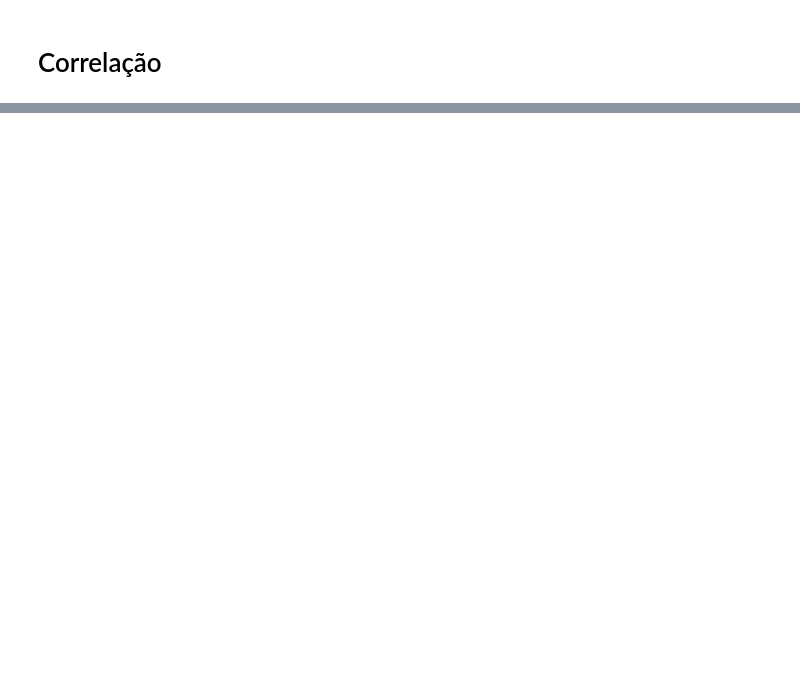
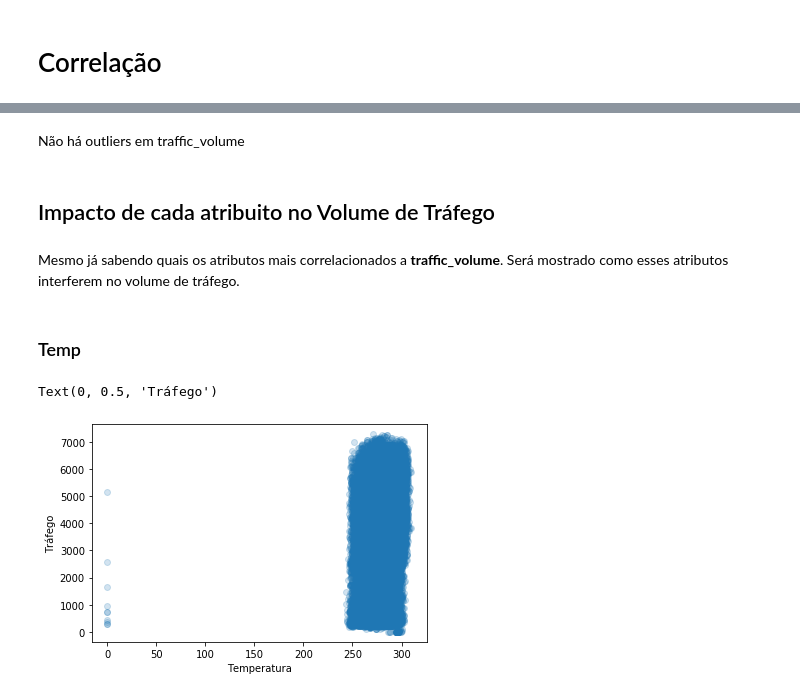
Before and after one commit to LuyzaDomingos/IA, a Jupyter notebook: Regressao/questao2.ipynb, the cells around one changed output, grey strips where cells are left out. Drawn from its saved outputs; the diff is of its cells as text; code cells hidden in the pictures; blank space fills up the shorter version.

```diff
--- a/Regressao/questao2.ipynb
+++ b/Regressao/questao2.ipynb
@@ -323,0 +367,16 @@ corr.style.background_gradient(cmap = 'coolwarm')
+# %% [markdown]
+Não há outliers em traffic_volume
+# %% [markdown]
+## Impacto de cada atribuito no Volume de Tráfego
+# %% [markdown]
+Mesmo já sabendo quais os atributos mais correlacionados a **traffic_volume**.
+Será mostrado como esses atributos interferem no volume de tráfego.
+# %% [markdown]
+### Temp
+# %%
+plt.scatter(df_base['temp'],df_base['traffic_volume'],alpha = 0.2)
+plt.xlabel('Temperatura')
+plt.ylabel('Tráfego')
+# %% [output]
+Text(0, 0.5, 'Tráfego')
+[figure, added]
```
Also changed, not shown: parts of 59 cells of this notebook.
